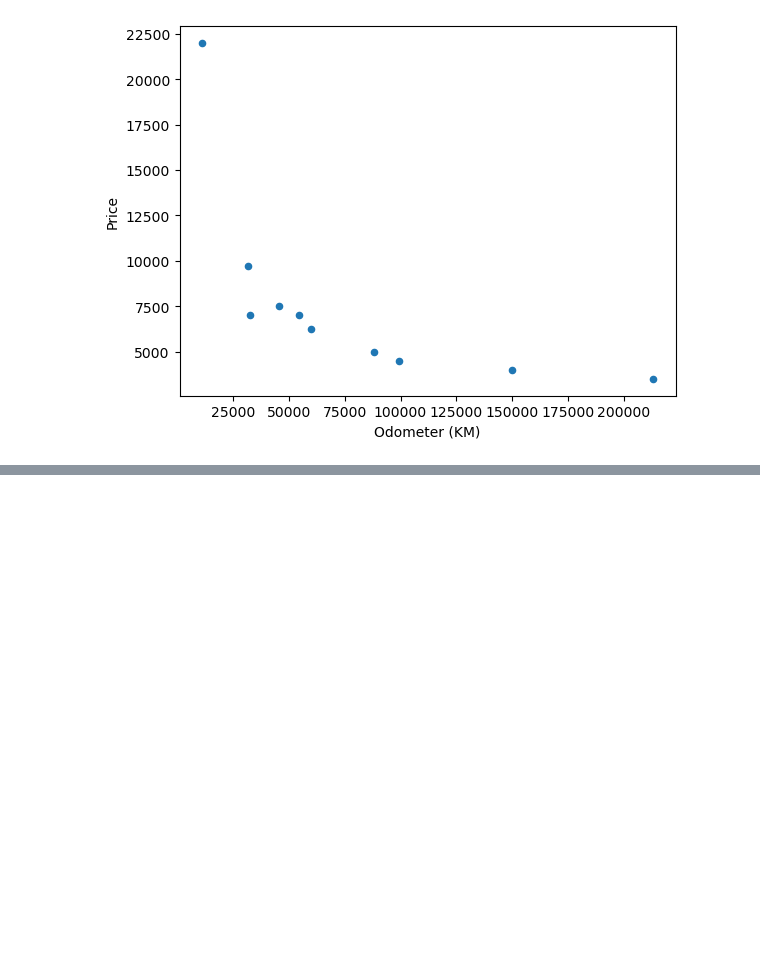
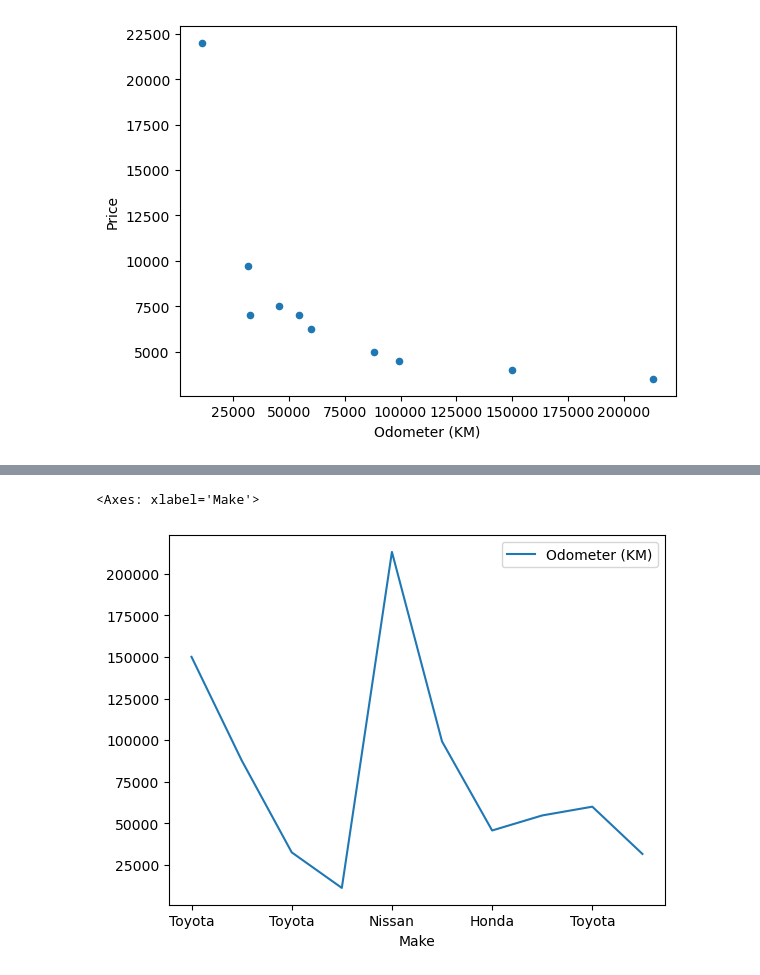
Before and after one commit to pnowak2/learnjs, a Jupyter notebook: libraries/machine learning/complete-machine-learning-bootcamp-udemy/8-matplotlib/introduction-to-matplotlib.ipynb, the cells around one changed output, grey strips where cells are left out. Drawn from its saved outputs; the diff is of its cells as text; code cells hidden in the pictures; blank space fills up the shorter version.

```diff
--- a/libraries/machine learning/complete-machine-learning-bootcamp-udemy/8-matplotlib/introduction-to-matplotlib.ipynb
+++ b/libraries/machine learning/complete-machine-learning-bootcamp-udemy/8-matplotlib/introduction-to-matplotlib.ipynb
@@ -334,0 +387,5 @@ car_sales.plot(x="Odometer (KM)", y="Price", kind='scatter');
+# %%
+car_sales.plot(x="Make", y="Odometer (KM)");
+# %% [output]
+<Axes: xlabel='Make'>
+[figure, added]
```
Also changed, not shown: parts of 10 cells of this notebook.
